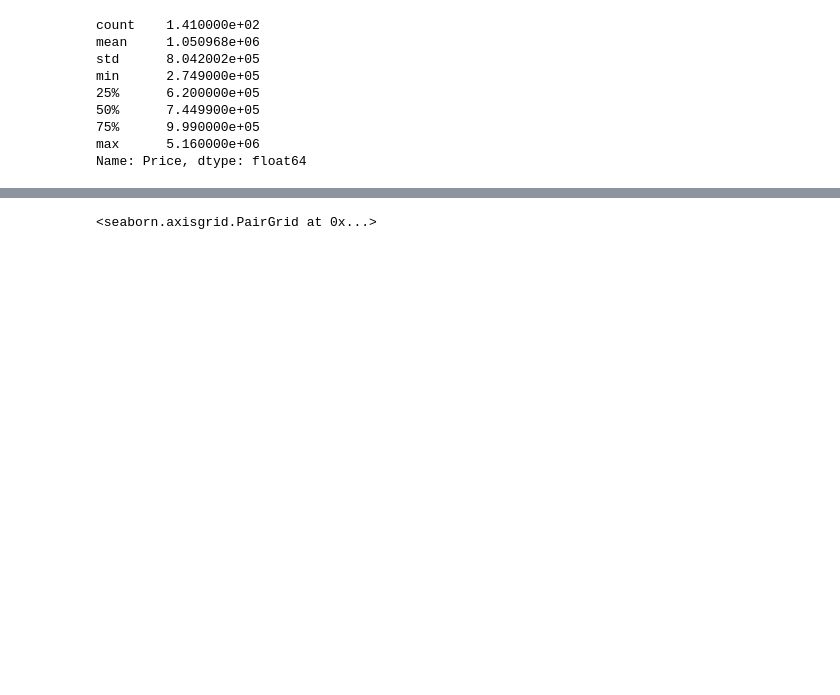
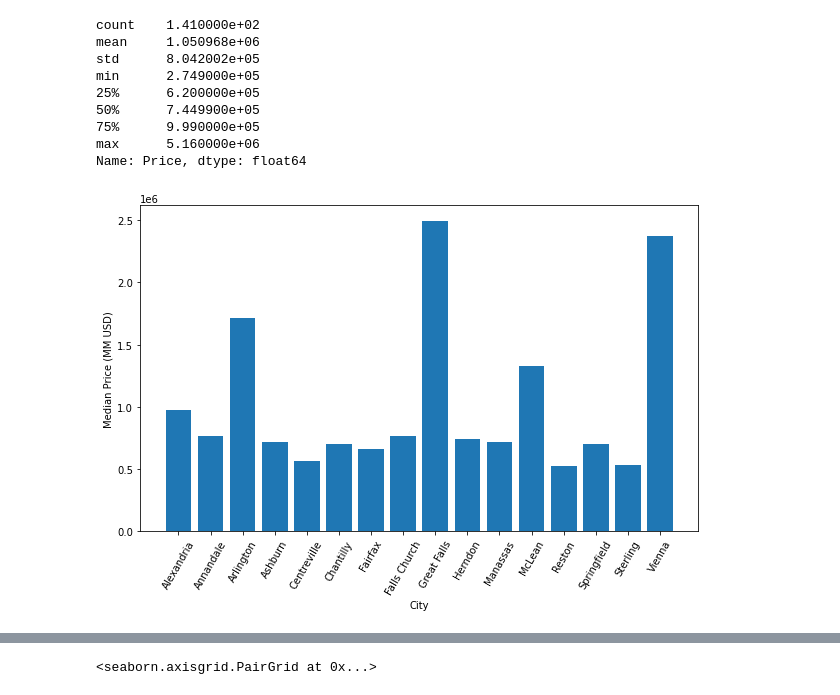
Before and after one commit to mhlieu/NoVA-Housing-Prices-Prediction, a Jupyter notebook: NoVA Housing.ipynb, the cells around one changed output, grey strips where cells are left out. Cells and saved outputs as stored; diff of their text form; code cells hidden in the pictures; blank space fills up the shorter version.

```diff
--- a/NoVA Housing.ipynb
+++ b/NoVA Housing.ipynb
@@ -352,4 +402,14 @@ min      2.749000e+05
 75%      9.990000e+05
 max      5.160000e+06
 Name: Price, dtype: float64
+# %%
+fig, ax = plt.subplots(figsize = ( 10 , 6 ))
+df = final_housing_data.groupby('City').median()
+plt.bar(df.index, df['Price'])
+plt.xlabel('City')
+plt.ylabel("Median Price (MM USD)")
+plt.xticks(rotation=60)
+plt.show()
+# %% [output]
+[figure, added]
 # %%
```
Also changed, not shown: parts of 25 cells of this notebook.
